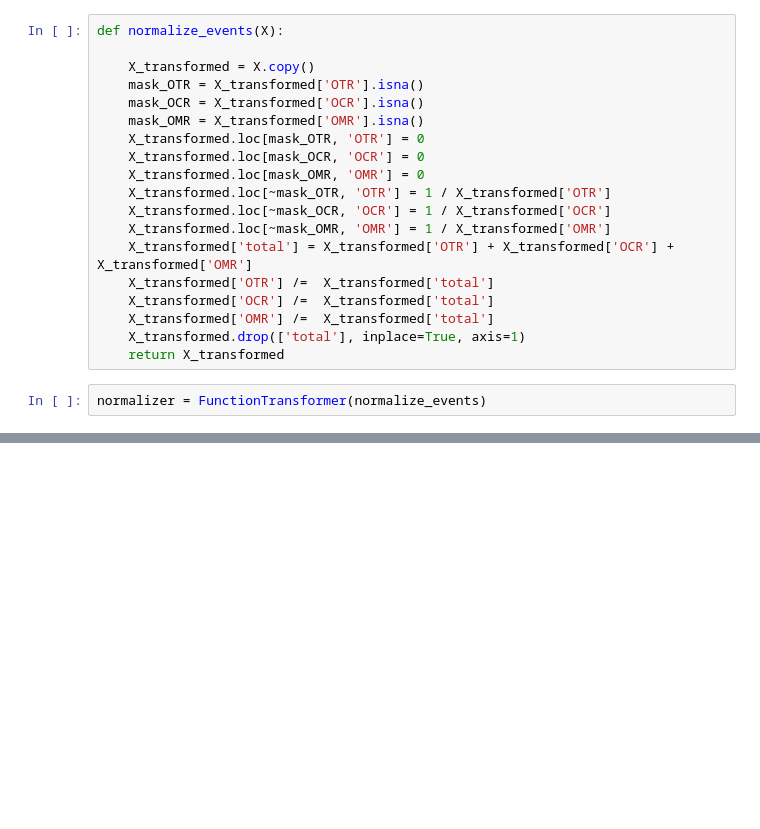
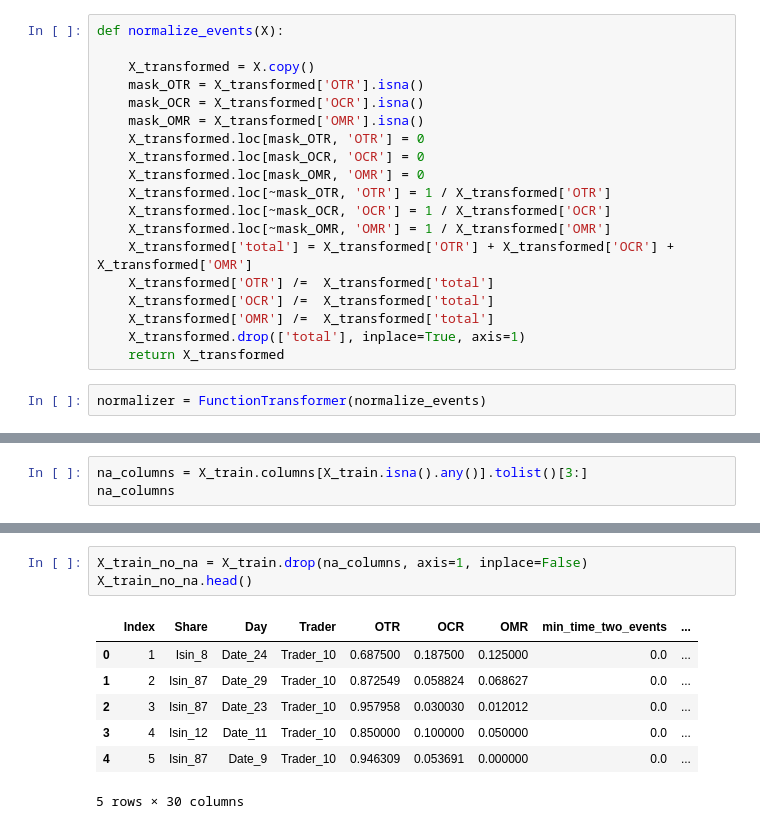
Before and after one commit to hehlinge42/AMF_High_Frequency_Traders_challenge, a Jupyter notebook: EDA.ipynb, the cells around one changed output, grey strips where cells are left out. Cells and saved outputs as stored; diff of their text form; blank space fills up the shorter version.

```diff
--- a/EDA.ipynb
+++ b/EDA.ipynb
@@ -212,0 +200,3 @@ pipe.fit_transform(X_train, y_train)
+# %%
+na_columns = X_train.columns[X_train.isna().any()].tolist()[3:]
+na_columns
@@ -212,0 +213,11 @@ pipe.fit_transform(X_train, y_train)
+# %%
+X_train_no_na = X_train.drop(na_columns, axis=1, inplace=False)
+X_train_no_na.head()
+# %% [output]
+|  | Index | Share | Day | Trader | OTR | OCR | OMR | min_time_two_events | ... |
+| 0 | 1 | Isin_8 | Date_24 | Trader_10 | 0.687500 | 0.187500 | 0.125000 | 0.0 | ... |
+| 1 | 2 | Isin_87 | Date_29 | Trader_10 | 0.872549 | 0.058824 | 0.068627 | 0.0 | ... |
+| 2 | 3 | Isin_87 | Date_23 | Trader_10 | 0.957958 | 0.030030 | 0.012012 | 0.0 | ... |
+| 3 | 4 | Isin_12 | Date_11 | Trader_10 | 0.850000 | 0.100000 | 0.050000 | 0.0 | ... |
+| 4 | 5 | Isin_87 | Date_9 | Trader_10 | 0.946309 | 0.053691 | 0.000000 | 0.0 | ... |
+5 rows × 30 columns
```
Also changed, not shown: parts of 12 cells of this notebook, 5 other files.
